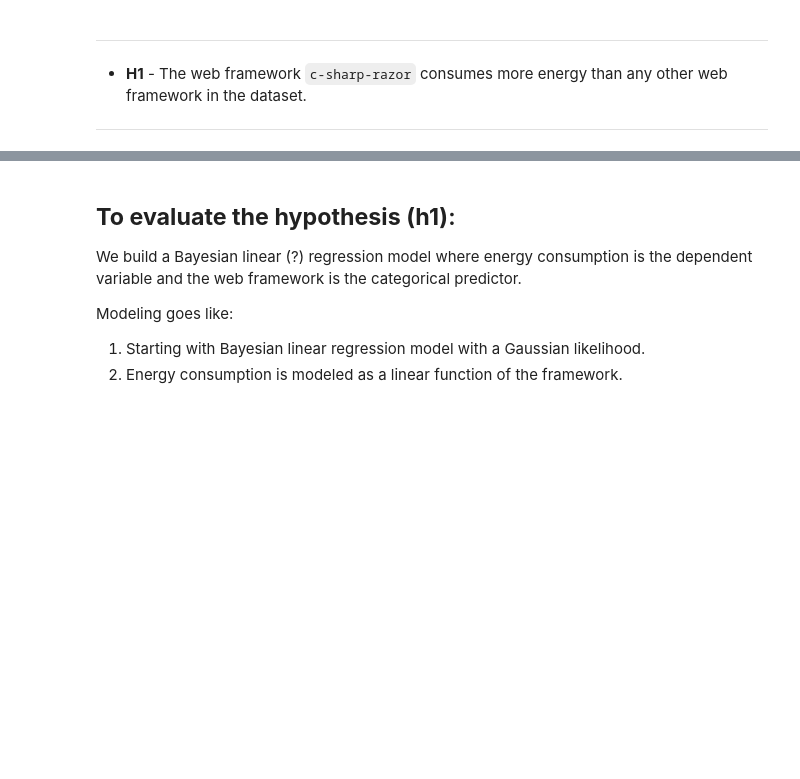
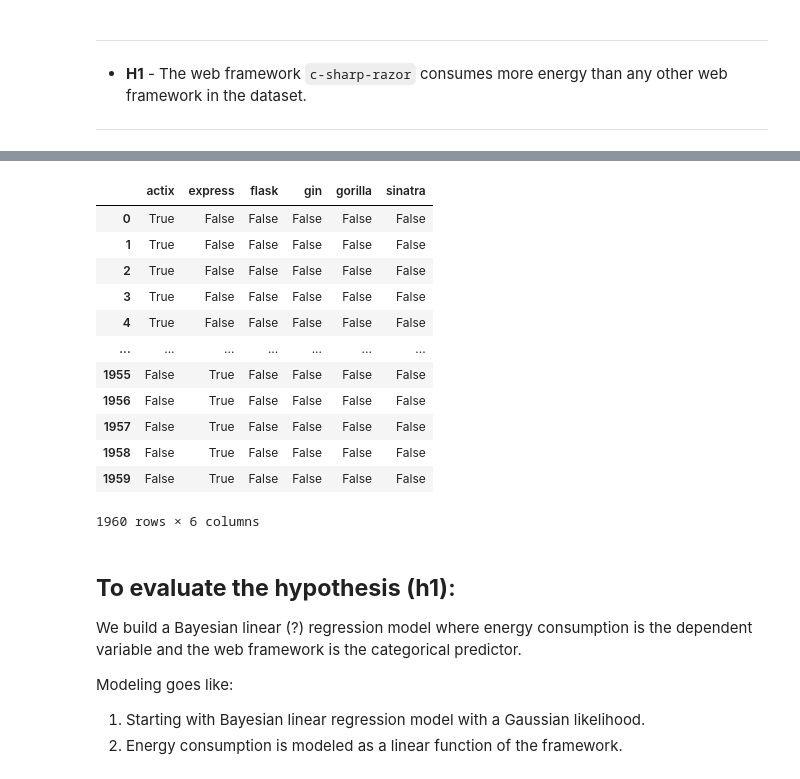
Before and after one commit to sanderengel/prpro_exam_2025, a Jupyter notebook: main-question.ipynb, the cells around one changed output, grey strips where cells are left out. Drawn from its saved outputs; the diff is of its cells as text; code cells hidden in the pictures; blank space fills up the shorter version.

```diff
--- a/main-question.ipynb
+++ b/main-question.ipynb
@@ -179,4 +183,20 @@ X = df_dummies
 y = df['energy_consumption'].values
+# %%
+X
+# %% [output]
+|  | actix | express | flask | gin | gorilla | sinatra |
+| 0 | True | False | False | False | False | False |
+| 1 | True | False | False | False | False | False |
+| 2 | True | False | False | False | False | False |
+| 3 | True | False | False | False | False | False |
+| 4 | True | False | False | False | False | False |
+| ... | ... | ... | ... | ... | ... | ... |
+| 1955 | False | True | False | False | False | False |
+| 1956 | False | True | False | False | False | False |
+| 1957 | False | True | False | False | False | False |
+| 1958 | False | True | False | False | False | False |
+| 1959 | False | True | False | False | False | False |
+1960 rows × 6 columns
 # %% [markdown]
 ## **To evaluate the hypothesis (h1)**:
 
```
Also changed, not shown: parts of 15 cells of this notebook.
